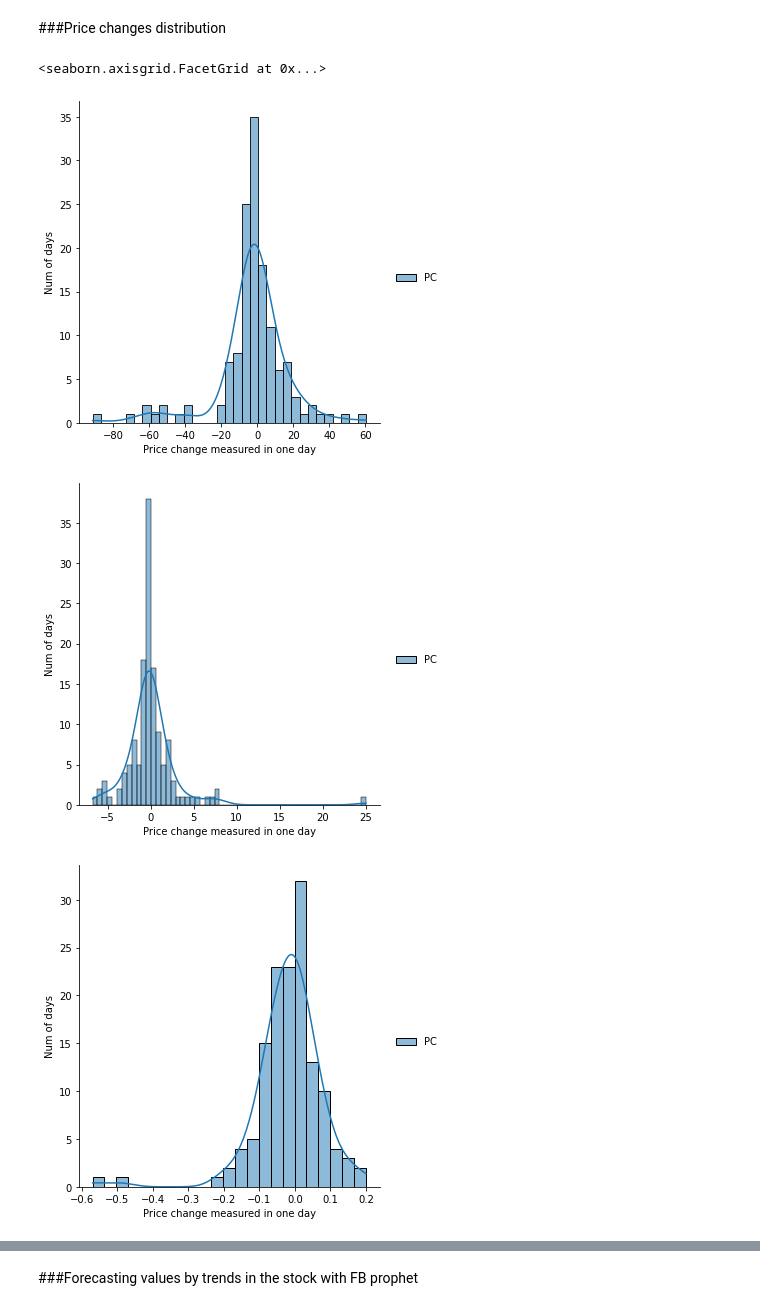
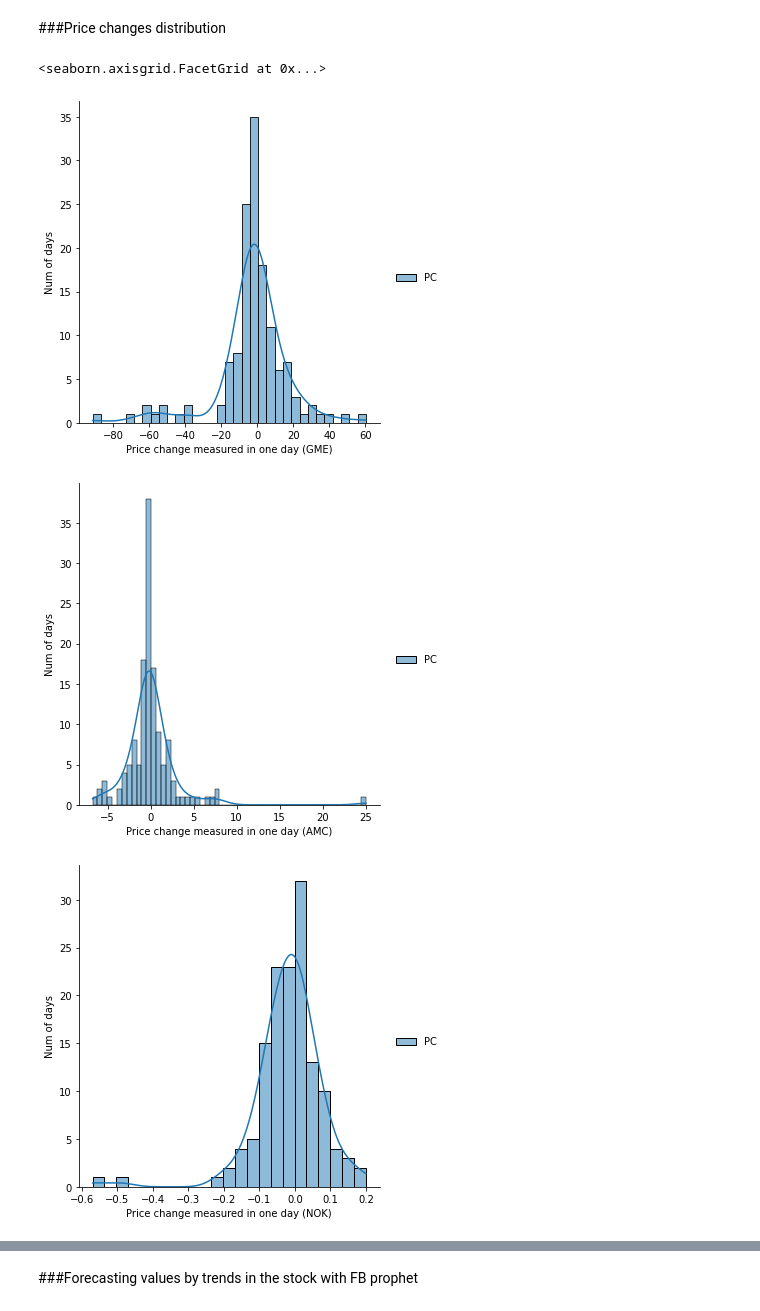
Before and after one commit to amit-shahar/StockValues, a Jupyter notebook: StocksValues.ipynb, the cells around one changed output, grey strips where cells are left out. Drawn from its saved outputs; the diff is of its cells as text; code cells hidden in the pictures.

```diff
--- a/StocksValues.ipynb
+++ b/StocksValues.ipynb
@@ -491,13 +515,14 @@ Therefor, we should analyze and measure each stock according to itself, and not
 # %% [markdown]
 ###Price changes distribution
 # %%
-sns.displot(GME_label_df, kde=True).set_axis_labels("Price change measured in one day", "Num of days")
-sns.displot(AMC_label_df, kde=True).set_axis_labels("Price change measured in one day", "Num of days")
-sns.displot(NOK_label_df, kde=True).set_axis_labels("Price change measured in one day", "Num of days")
+#@title Price Change distribution graph
+sns.displot(GME_label_df, kde=True).set_axis_labels("Price change measured in one day (GME)", "Num of days")
+sns.displot(AMC_label_df, kde=True).set_axis_labels("Price change measured in one day (AMC)", "Num of days")
+sns.displot(NOK_label_df, kde=True).set_axis_labels("Price change measured in one day (NOK)", "Num of days")
 # %% [output]
 <seaborn.axisgrid.FacetGrid at 0x...>
-[figure, old version]
+[figure, new version]
-[figure, old version]
+[figure, new version]
-[figure, old version]
+[figure, new version]
 # %% [markdown]
 We can see that in our 3 chosen stocks, the major changes have been in the GME stock values- it has changes of over 40\$ in one day (and up to -90\$), while the largest change in AMC was 25\$, and for NOK -0.55\$.
```
Also changed, not shown: parts of 58 cells of this notebook.
